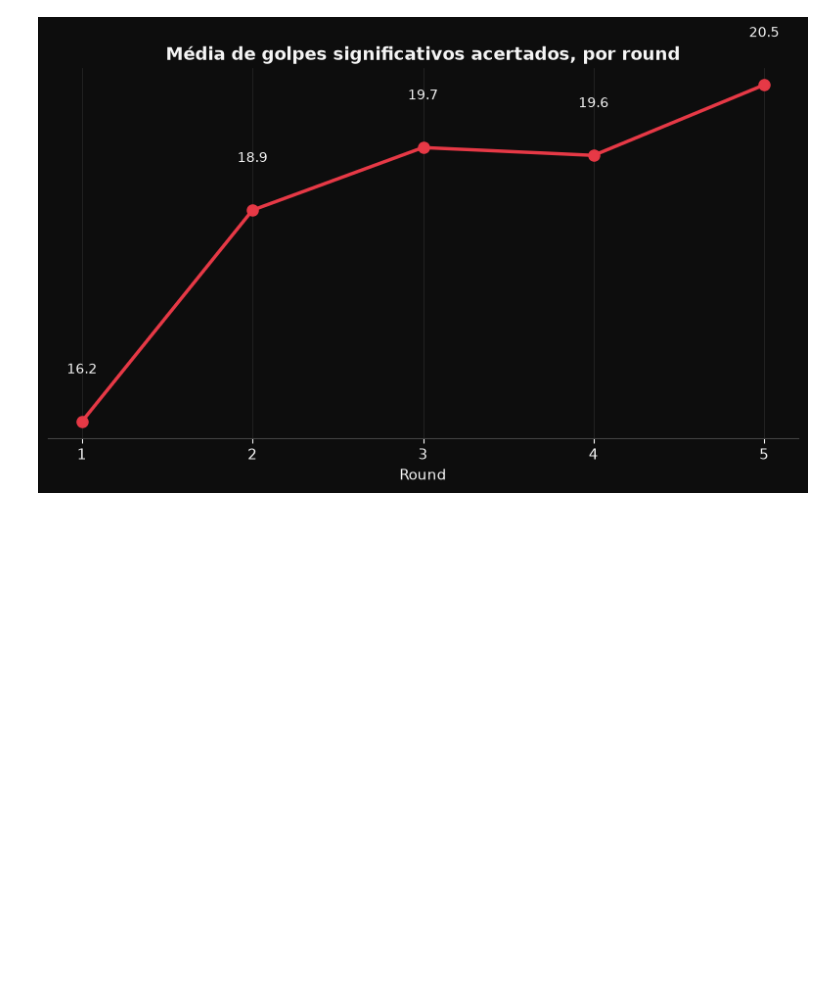
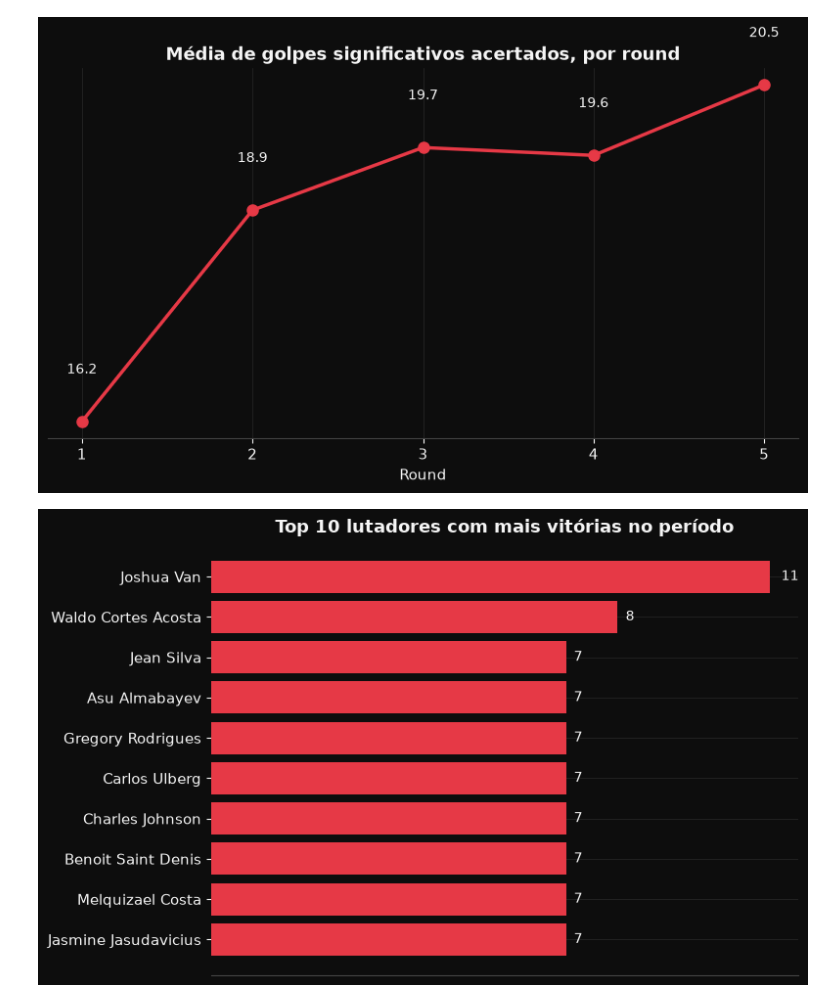
Before and after one commit to khannnn1/ufc-data, a Jupyter notebook: notebooks/02_visualizacao.ipynb, the cells around one changed output. Drawn from its saved outputs; the diff is of its cells as text; code cells hidden in the pictures; blank space fills up the shorter version.

Commit message:
Adiciona gráfico de ranking de vitórias no período

```diff
--- a/notebooks/02_visualizacao.ipynb
+++ b/notebooks/02_visualizacao.ipynb
@@ -152,3 +152,17 @@ plt.savefig("../figures/evolucao_golpes_por_round.png", dpi=150, facecolor=fig.g
 plt.show()
 # %% [output]
 [figure]
+# %%
+vitorias = df[df["Resultado"] == "W"].groupby("Fighter").size().sort_values(ascending=False).head(10)
+
+fig, ax = plt.subplots(figsize=(8, 5))
+barras = ax.barh(vitorias.index[::-1], vitorias.values[::-1], color=COR_VERMELHO)
+
+adicionar_valores_barras(ax, barras)
+estilizar_grafico(ax, "Top 10 lutadores com mais vitórias no período")
+
+plt.tight_layout()
+plt.savefig("../figures/top10_vitorias.png", dpi=150, facecolor=fig.get_facecolor())
+plt.show()
+# %% [output]
+[figure, added]
```
Also changed, not shown: 1 other file.
